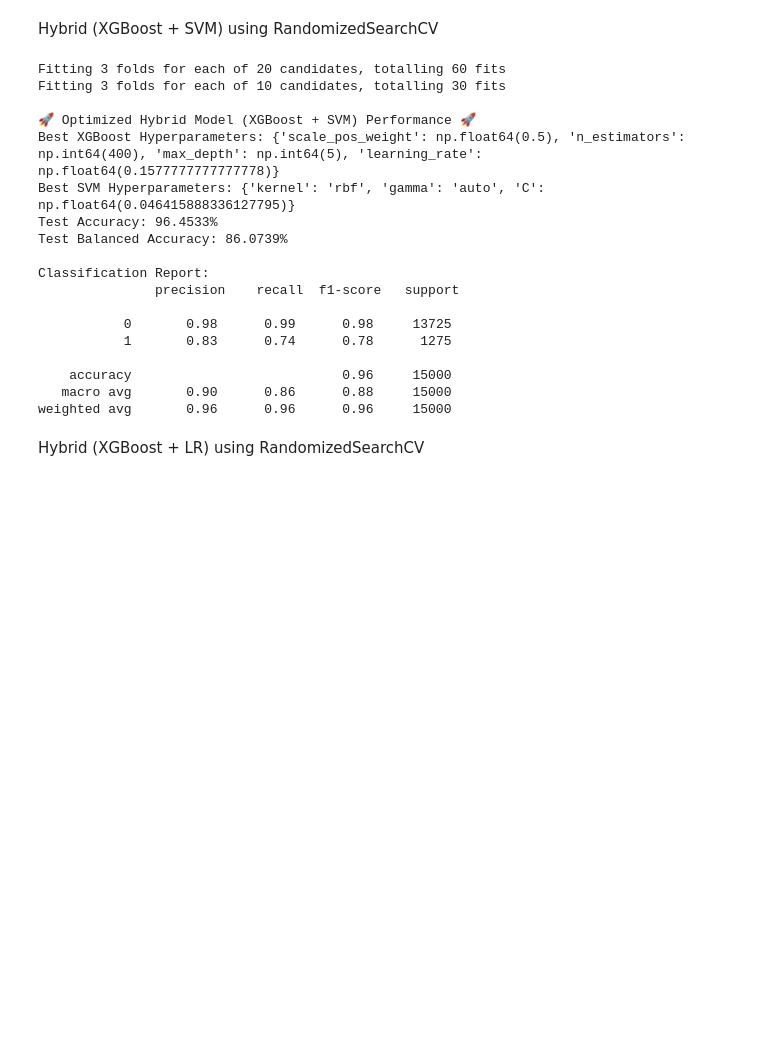
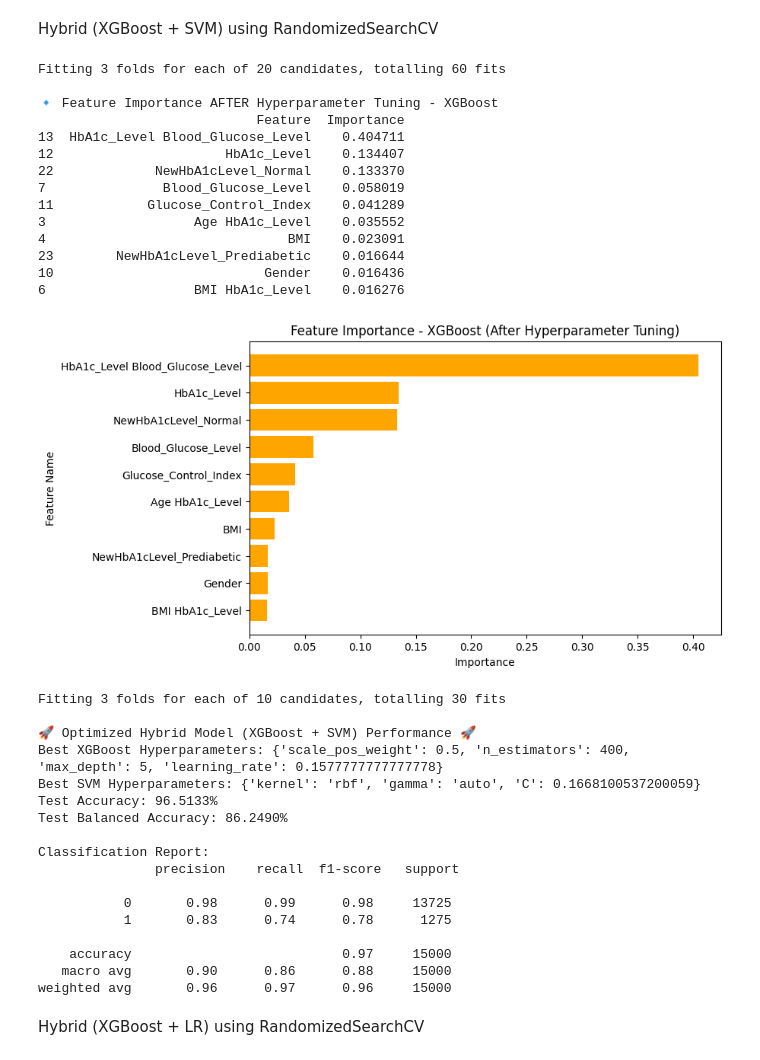
Before and after one commit to tehhanyi/INF2008-Machine-Learning-Project, a Jupyter notebook: Diabetes_Prediction_Edited.ipynb, the cells around one changed output. Saved outputs shown, nothing was run; the diff lists cells and outputs as text; code cells hidden in the pictures; blank space fills up the shorter version.

```diff
--- a/Diabetes_Prediction_Edited.ipynb
+++ b/Diabetes_Prediction_Edited.ipynb
@@ -1055,6 +1090,25 @@ random_search_xgb.fit(X_train_balanced, y_train_balanced)
 best_xgb = random_search_xgb.best_estimator_
 y_train_xgb = best_xgb.predict_proba(X_train_balanced)[:, 1]
 X_test_xgb = best_xgb.predict_proba(X_test)[:, 1].reshape(-1, 1)
+
+# Create DataFrame for feature importance
+feature_importance_df = pd.DataFrame({'Feature': X_train_balanced.columns, 'Importance': best_xgb.feature_importances_})
+
+# Sort by importance
+feature_importance_df = feature_importance_df.sort_values(by='Importance', ascending=False)
+
+# Print Top 10 Features
+print("\n🔹 Feature Importance AFTER Hyperparameter Tuning - XGBoost")
+print(feature_importance_df.head(10))  # Print Top 10 Features
+
+# Plot Feature Importance
+plt.figure(figsize=(8, 5))
+plt.barh(feature_importance_df['Feature'][:10], feature_importance_df['Importance'][:10], color='orange')
+plt.xlabel('Importance')
+plt.ylabel('Feature Name')
+plt.title('Feature Importance - XGBoost (After Hyperparameter Tuning)')
+plt.gca().invert_yaxis()  # Highest importance at the top
+plt.show()
 
 # ✅ Step 4: Standardize Features for SVM
 scaler = StandardScaler()
@@ -1072,49 +1126,63 @@ param_dist_svm = {
 random_search_svm = RandomizedSearchCV(
     SVC(probability=True, random_state=42),
     param_distributions=param_dist_svm,
     n_iter=10,
     scoring="accuracy",
     cv=3,
     verbose=1,
     n_jobs=-1,
     random_state=42
 )
 random_search_svm.fit(y_train_xgb_scaled, y_train_balanced)
 
 # ✅ Step 7: Train Best SVM Model
 best_svm = random_search_svm.best_estimator_
 y_pred_hybrid_svm = best_svm.predict(X_test_xgb_scaled)
 
 # ✅ Step 8: Compute Accuracy & Balanced Accuracy
 test_accuracy_hybrid_svm = accuracy_score(y_test, y_pred_hybrid_svm) * 100
 test_balanced_accuracy_hybrid_svm = balanced_accuracy_score(y_test, y_pred_hybrid_svm) * 100
 
 # ✅ Step 9: Print Scores
 print("\n🚀 Optimized Hybrid Model (XGBoost + SVM) Performance 🚀")
 print(f"Best XGBoost Hyperparameters: {random_search_xgb.best_params_}")
 print(f"Best SVM Hyperparameters: {random_search_svm.best_params_}")
 print(f"Test Accuracy: {test_accuracy_hybrid_svm:.4f}%")
 print(f"Test Balanced Accuracy: {test_balanced_accuracy_hybrid_svm:.4f}%")
 print("\nClassification Report:\n", classification_report(y_test, y_pred_hybrid_svm))
 # %% [output]
 Fitting 3 folds for each of 20 candidates, totalling 60 fits
-Fitting 3 folds for each of 10 candidates, totalling 30 fits
 
-🚀 Optimized Hybrid Model (XGBoost + SVM) Performance 🚀
-Best XGBoost Hyperparameters: {'scale_pos_weight': np.float64(0.5), 'n_estimators': np.int64(400), 'max_depth': np.int64(5), 'learning_rate': np.float64(0.1577777777777778)}
-Best SVM Hyperparameters: {'kernel': 'rbf', 'gamma': 'auto', 'C': np.float64(0.046415888336127795)}
-Test Accuracy: 96.4533%
-Test Balanced Accuracy: 86.0739%
-
-Classification Report:
-               precision    recall  f1-score   support
-
-           0       0.98      0.99      0.98     13725
-           1       0.83      0.74      0.78      1275
-
-    accuracy                           0.96     15000
-   macro avg       0.90      0.86      0.88     15000
-weighted avg       0.96      0.96      0.96     15000
+🔹 Feature Importance AFTER Hyperparameter Tuning - XGBoost
+                            Feature  Importance
+13  HbA1c_Level Blood_Glucose_Level    0.404711
+12                      HbA1c_Level    0.134407
+22             NewHbA1cLevel_Normal    0.133370
+7               Blood_Glucose_Level    0.058019
+11            Glucose_Control_Index    0.041289
+3                   Age HbA1c_Level    0.035552
+4                               BMI    0.023091
+23        NewHbA1cLevel_Prediabetic    0.016644
+10                           Gender    0.016436
+6                   BMI HbA1c_Level    0.016276
+[figure, added]
+Fitting 3 folds for each of 10 candidates, totalling 30 fits
+
+🚀 Optimized Hybrid Model (XGBoost + SVM) Performance 🚀
+Best XGBoost Hyperparameters: {'scale_pos_weight': 0.5, 'n_estimators': 400, 'max_depth': 5, 'learning_rate': 0.1577777777777778}
+Best SVM Hyperparameters: {'kernel': 'rbf', 'gamma': 'auto', 'C': 0.1668100537200059}
+Test Accuracy: 96.5133%
+Test Balanced Accuracy: 86.2490%
+
+Classification Report:
+               precision    recall  f1-score   support
+
+           0       0.98      0.99      0.98     13725
+           1       0.83      0.74      0.78      1275
+
+    accuracy                           0.97     15000
+   macro avg       0.90      0.86      0.88     15000
+weighted avg       0.96      0.97      0.96     15000
 # %% [markdown]
 Hybrid (XGBoost + LR) using RandomizedSearchCV
 # %%
```
Also changed, not shown: parts of 15 cells of this notebook.
